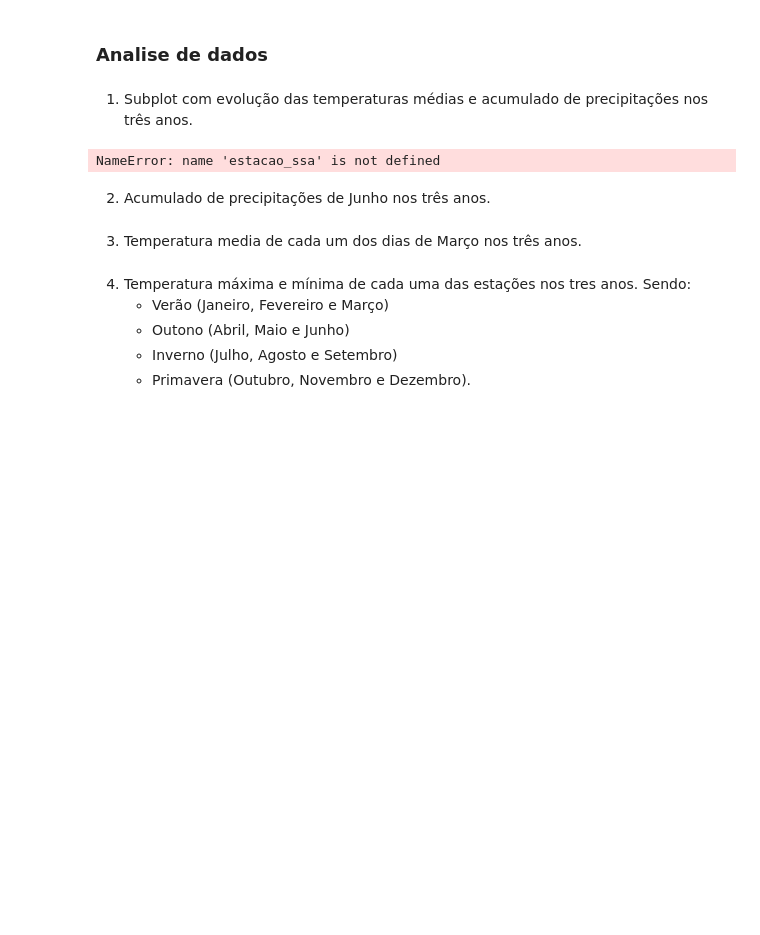
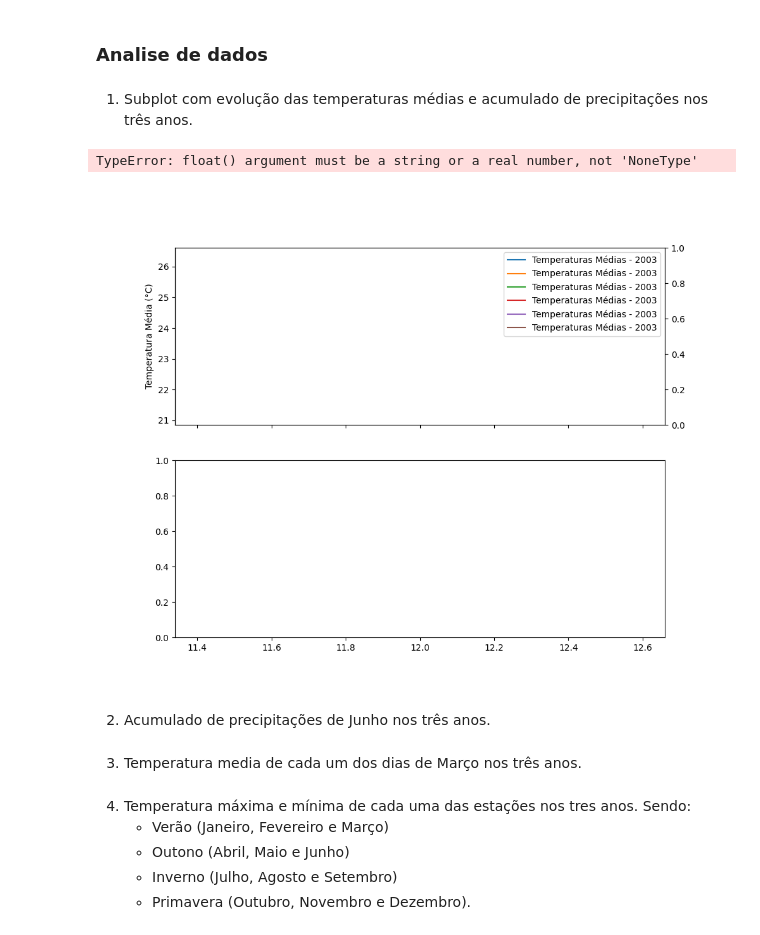
Before and after one commit to everaldina/Trilha_Python, a Jupyter notebook: PI-009.ipynb, the cells around one changed output. Cells and saved outputs as stored; diff of their text form; code cells hidden in the pictures; blank space fills up the shorter version.

```diff
--- a/PI-009.ipynb
+++ b/PI-009.ipynb
@@ -130,36 +128,32 @@ import matplotlib.pyplot as plt
 # %% [markdown]
 1. Subplot com evolução das temperaturas médias e acumulado de precipitações nos três anos.
 # %%
-# Calculando temperaturas médias e acumulado de precipitações para cada ano
-temperaturas_medias_por_ano = estacao_ssa['temperatura'].resample('Y').mean()
-acumulado_precipitacoes_por_ano = estacao_ssa['precipitacao'].resample('Y').sum()
-
-# Criando o subplot
-fig, axes = plt.subplots(nrows=2, ncols=3, figsize=(15, 10))
+# Criando os subplots
+fig, axes = plt.subplots(2, 1, figsize=(10, 8), sharex=True)
 
 # Plotando as séries temporais de temperaturas médias e acumulado de precipitações para cada ano
 for i, (ano, ax) in enumerate(zip(temperaturas_medias_por_ano.index.year.unique(), axes)):
     # Temperaturas médias
-    temperaturas_medias_ano = temperaturas_medias_por_ano[str(ano)]
-    ax[0].plot(temperaturas_medias_ano.index.month, temperaturas_medias_ano.values, label=str(ano))
-    ax[0].set_title(f'Evolução das Temperaturas Médias ({ano})')
-    ax[0].set_xlabel('Mês')
-    ax[0].set_ylabel('Temperatura Média (°C)')
-    ax[0].legend()
+    temperaturas_medias_ano = temperaturas_medias_por_ano.loc[temperaturas_medias_por_ano.index.year == ano]
+    ax.plot(temperaturas_medias_ano.index.month, temperaturas_medias_ano, label=f'Temperaturas Médias - {ano}')
+    ax.set_ylabel('Temperatura Média (°C)')
+    ax.legend()
 
     # Acumulado de precipitações
-    acumulado_precipitacoes_ano = acumulado_precipitacoes_por_ano[str(ano)]
-    ax[1].bar(acumulado_precipitacoes_ano.index.month, acumulado_precipitacoes_ano.values, label=str(ano), alpha=0.5)
-    ax[1].set_title(f'Acumulado de Precipitações ({ano})')
-    ax[1].set_xlabel('Mês')
-    ax[1].set_ylabel('Precipitação (mm)')
-    ax[1].legend()
+    precipitacoes_ano = acumulado_precipitacoes_por_ano.loc[acumulado_precipitacoes_por_ano.index.year == ano]
+    precipitacoes_ano = precipitacoes_ano.dropna()  # Removendo valores nulos
+    ax2 = ax.twinx()
+    ax2.bar(precipitacoes_ano.index.month, precipitacoes_ano, color='blue', alpha=0.5, label=f'Precipitação - {ano}')
+    ax2.set_ylabel('Acumulado de Precipitação (mm)')
+    ax2.legend()
 
-# Ajustando o layout
+plt.xlabel('Mês')
+plt.title('Evolução das Temperaturas Médias e do Acumulado de Precipitações')
 plt.tight_layout()
 plt.show()
 # %% [output]
-NameError: name 'estacao_ssa' is not defined
+TypeError: float() argument must be a string or a real number, not 'NoneType'
+[figure, added]
 # %% [markdown]
 2. Acumulado de precipitações de Junho nos três anos.
 # %% [markdown]
```
Also changed, not shown: parts of 1 cell of this notebook.
